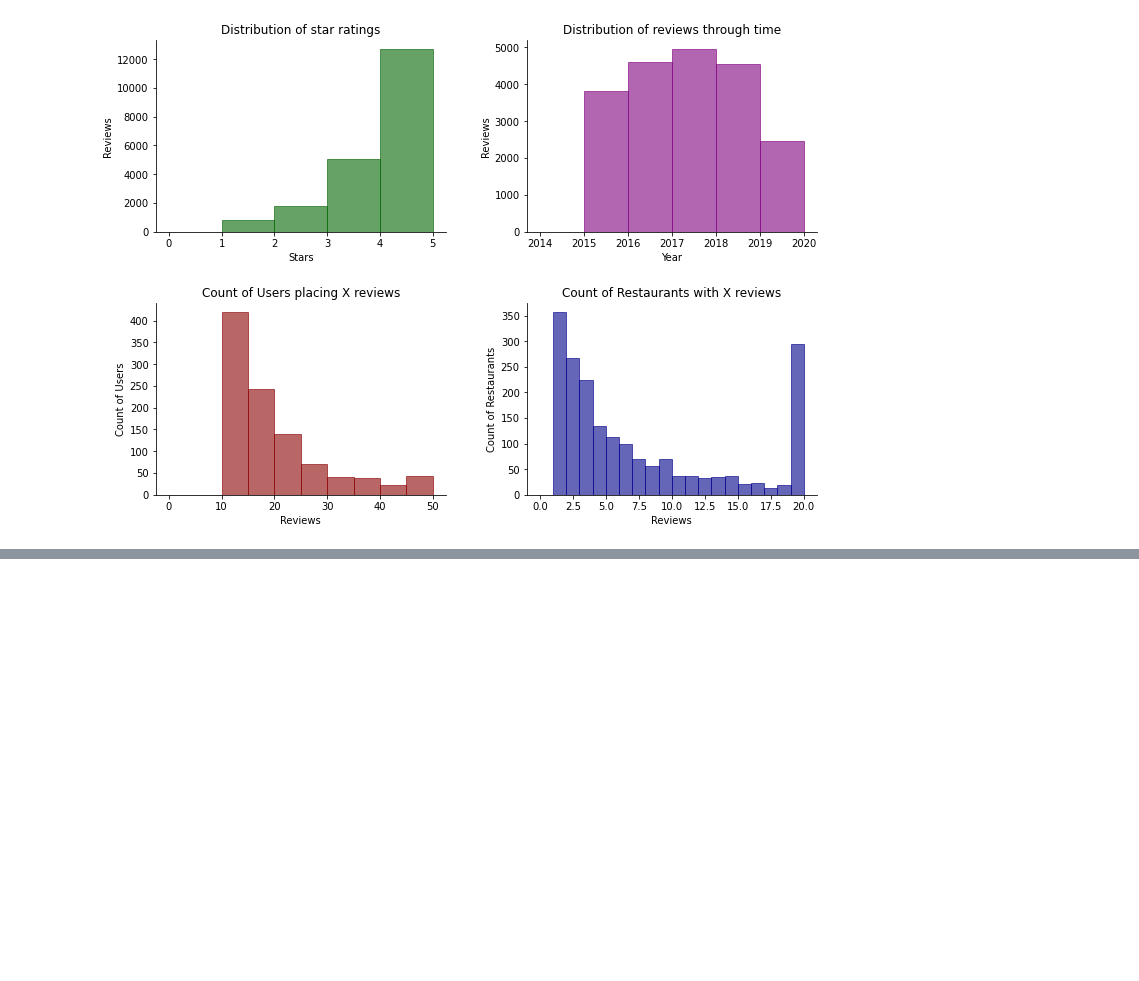
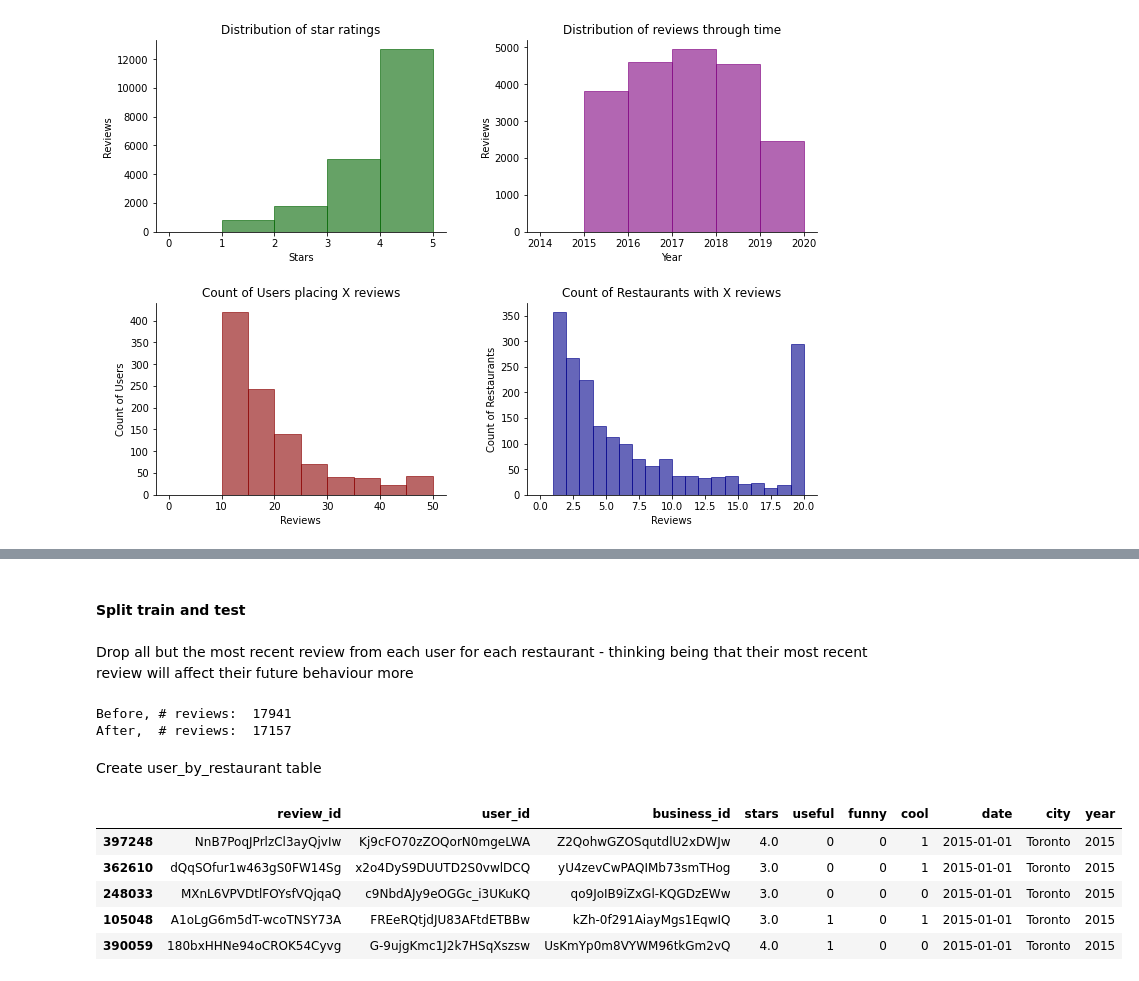
Before and after one commit to paul-stubley/Udacity, a Jupyter notebook: Capstone_Project/Restaurant_Recommender.ipynb, the cells around one changed output, grey strips where cells are left out. Drawn from its saved outputs; the diff is of its cells as text; code cells hidden in the pictures; blank space fills up the shorter version.

```diff
--- a/Capstone_Project/Restaurant_Recommender.ipynb
+++ b/Capstone_Project/Restaurant_Recommender.ipynb
@@ -305,0 +321,2 @@ format_chart(ax[1][1], 'Count of Restaurants with X reviews','Reviews','Count of
+# %% [markdown]
+#### Split train and test
@@ -305,0 +326,20 @@ format_chart(ax[1][1], 'Count of Restaurants with X reviews','Reviews','Count of
+# %% [markdown]
+Drop all but the most recent review from each user for each restaurant - thinking being that their most recent review will affect their future behaviour more
+# %%
+print('Before, # reviews: ',len(toronto_reviews_train))
+toronto_reviews_train = toronto_reviews_train[~toronto_reviews_train.duplicated(subset=['user_id','business_id'],keep='last')]
+print('After,  # reviews: ', len(toronto_reviews_train))
+# %% [output]
+Before, # reviews:  17941
+After,  # reviews:  17157
+# %% [markdown]
+Create user_by_restaurant table
+# %%
+toronto_reviews_train.head()
+# %% [output]
+|  | review_id | user_id | business_id | stars | useful | funny | cool | date | city | year |
+| 397248 | NnB7PoqJPrlzCl3ayQjvIw | Kj9cFO70zZOQorN0mgeLWA | Z2QohwGZOSqutdlU2xDWJw | 4.0 | 0 | 0 | 1 | 2015-01-01 | Toronto | 2015 |
+| 362610 | dQqSOfur1w463gS0FW14Sg | x2o4DyS9DUUTD2S0vwlDCQ | yU4zevCwPAQIMb73smTHog | 3.0 | 0 | 0 | 1 | 2015-01-01 | Toronto | 2015 |
+| 248033 | MXnL6VPVDtlFOYsfVQjqaQ | c9NbdAJy9eOGGc_i3UKuKQ | qo9JoIB9iZxGl-KQGDzEWw | 3.0 | 0 | 0 | 0 | 2015-01-01 | Toronto | 2015 |
+| 105048 | A1oLgG6m5dT-wcoTNSY73A | FREeRQtjdJU83AFtdETBBw | kZh-0f291AiayMgs1EqwIQ | 3.0 | 1 | 0 | 1 | 2015-01-01 | Toronto | 2015 |
+| 390059 | 180bxHHNe94oCROK54Cyvg | G-9ujgKmc1J2k7HSqXszsw | UsKmYp0m8VYWM96tkGm2vQ | 4.0 | 1 | 0 | 0 | 2015-01-01 | Toronto | 2015 |
```
Also changed, not shown: parts of 24 cells of this notebook, 2 other files.
